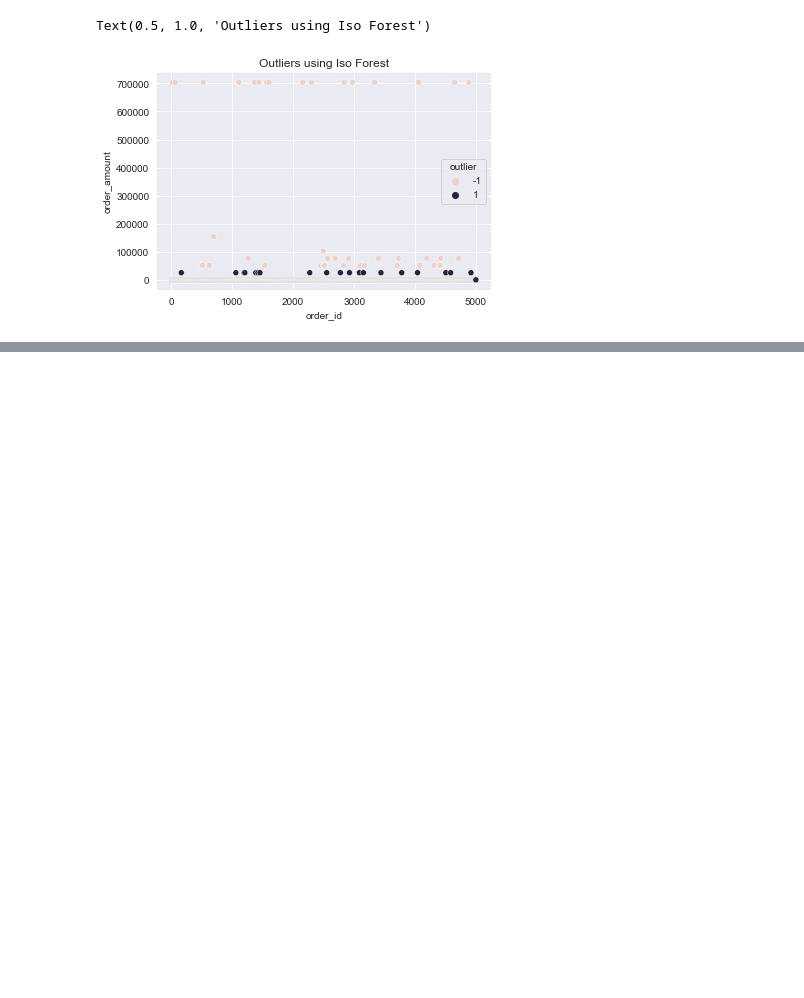
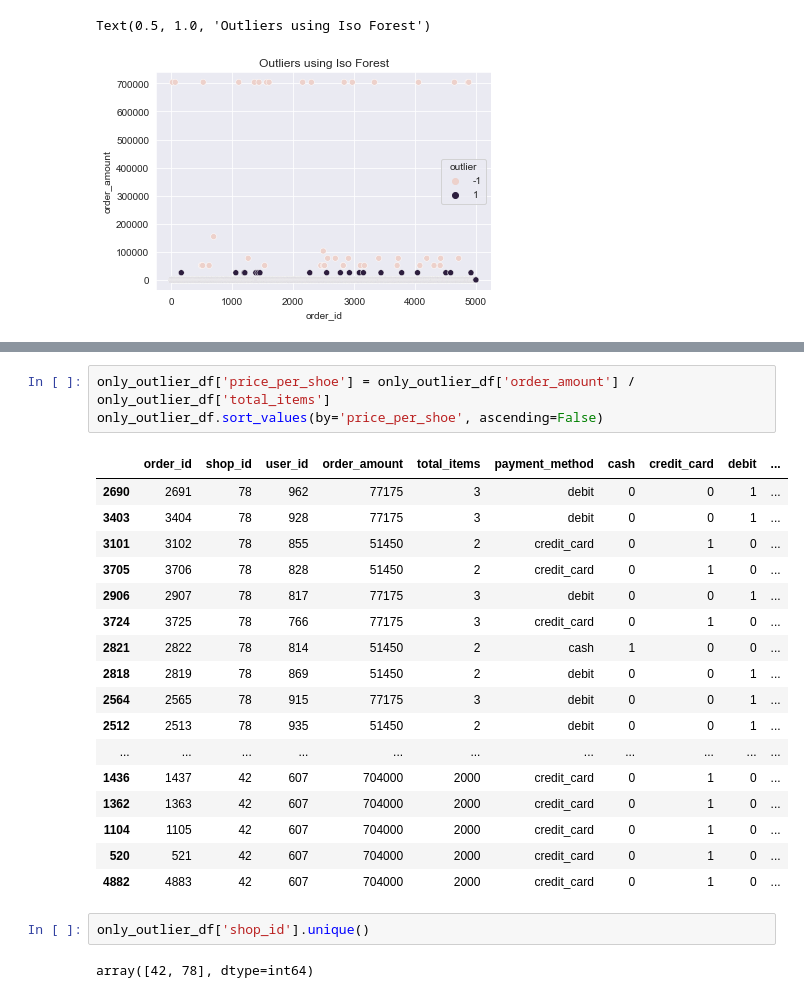
Before and after one commit to Nick-palmar/shopify_data_science_intern_challenge, a Jupyter notebook: q1.ipynb, the cells around one changed output, grey strips where cells are left out. Drawn from its saved outputs; the diff is of its cells as text; blank space fills up the shorter version.

```diff
--- a/q1.ipynb
+++ b/q1.ipynb
@@ -319,0 +280,25 @@ only_outlier_df
+# %%
+only_outlier_df['price_per_shoe'] = only_outlier_df['order_amount'] / only_outlier_df['total_items']
+only_outlier_df.sort_values(by='price_per_shoe', ascending=False)
+# %% [output]
+|  | order_id | shop_id | user_id | order_amount | total_items | payment_method | cash | credit_card | debit | ... |
+| 2690 | 2691 | 78 | 962 | 77175 | 3 | debit | 0 | 0 | 1 | ... |
+| 3403 | 3404 | 78 | 928 | 77175 | 3 | debit | 0 | 0 | 1 | ... |
+| 3101 | 3102 | 78 | 855 | 51450 | 2 | credit_card | 0 | 1 | 0 | ... |
+| 3705 | 3706 | 78 | 828 | 51450 | 2 | credit_card | 0 | 1 | 0 | ... |
+| 2906 | 2907 | 78 | 817 | 77175 | 3 | debit | 0 | 0 | 1 | ... |
+| 3724 | 3725 | 78 | 766 | 77175 | 3 | credit_card | 0 | 1 | 0 | ... |
+| 2821 | 2822 | 78 | 814 | 51450 | 2 | cash | 1 | 0 | 0 | ... |
+| 2818 | 2819 | 78 | 869 | 51450 | 2 | debit | 0 | 0 | 1 | ... |
+| 2564 | 2565 | 78 | 915 | 77175 | 3 | debit | 0 | 0 | 1 | ... |
+| 2512 | 2513 | 78 | 935 | 51450 | 2 | debit | 0 | 0 | 1 | ... |
+| ... | ... | ... | ... | ... | ... | ... | ... | ... | ... | ... |
+| 1436 | 1437 | 42 | 607 | 704000 | 2000 | credit_card | 0 | 1 | 0 | ... |
+| 1362 | 1363 | 42 | 607 | 704000 | 2000 | credit_card | 0 | 1 | 0 | ... |
+| 1104 | 1105 | 42 | 607 | 704000 | 2000 | credit_card | 0 | 1 | 0 | ... |
+| 520 | 521 | 42 | 607 | 704000 | 2000 | credit_card | 0 | 1 | 0 | ... |
+| 4882 | 4883 | 42 | 607 | 704000 | 2000 | credit_card | 0 | 1 | 0 | ... |
+# %%
+only_outlier_df['shop_id'].unique()
+# %% [output]
+array([42, 78], dtype=int64)
```
Also changed, not shown: parts of 14 cells of this notebook.
